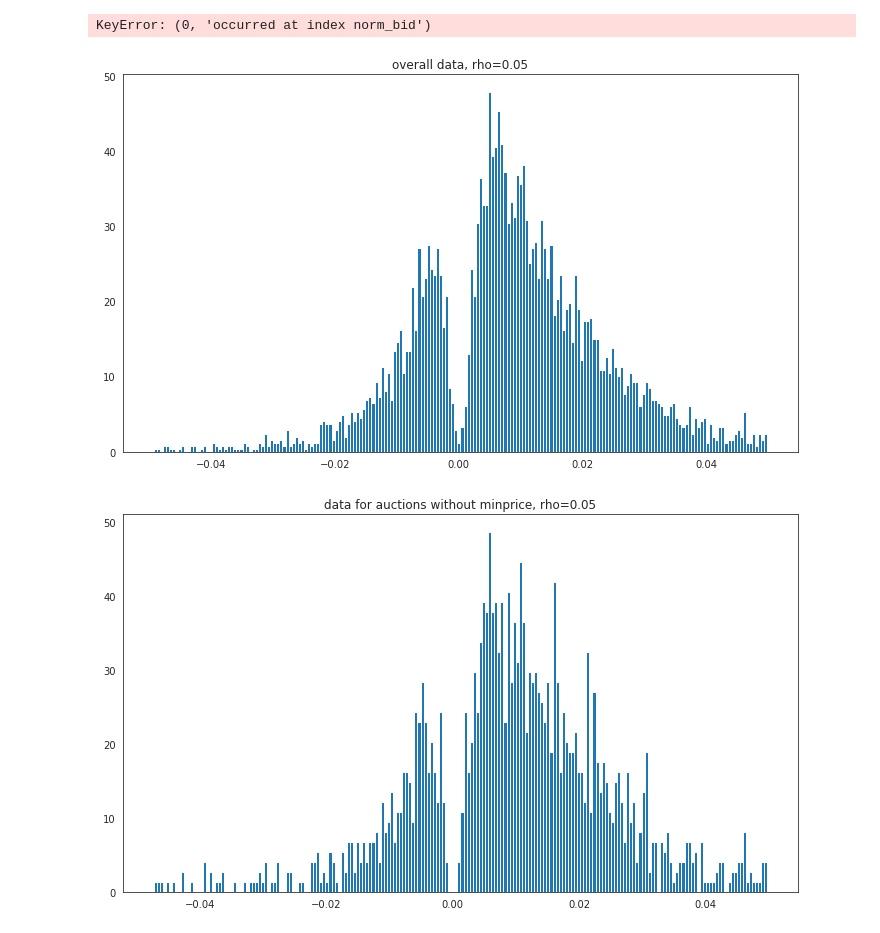
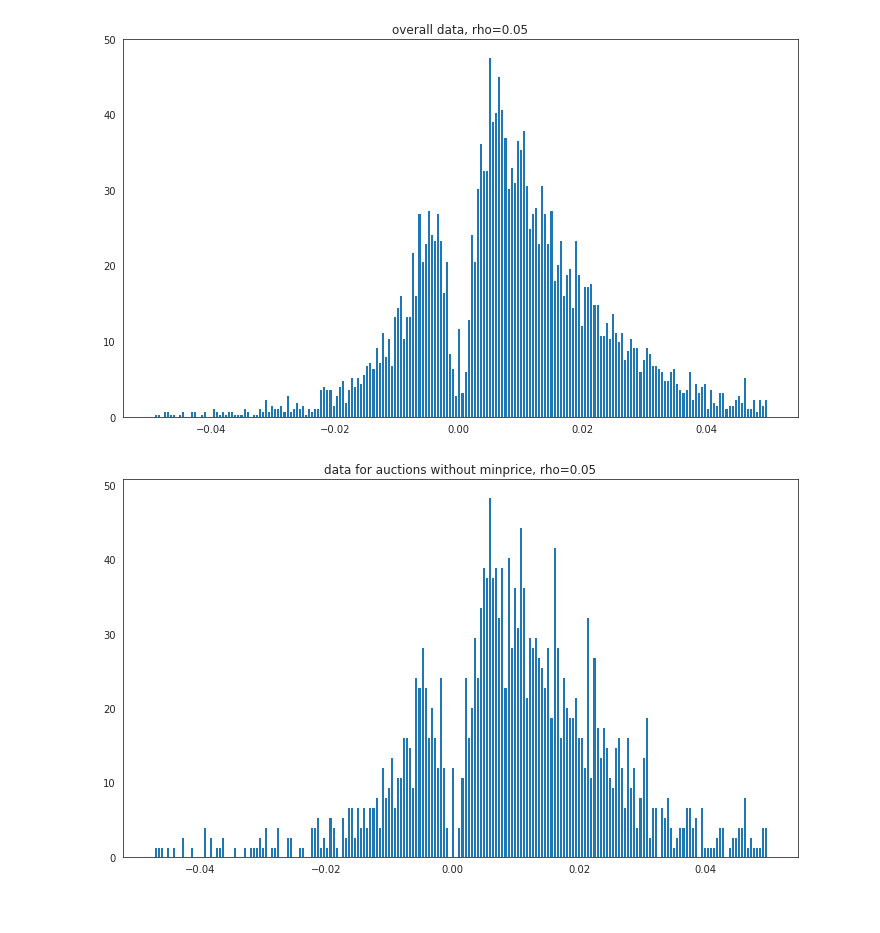
Before and after one commit to sylvaingchassang/missing_bids, a Jupyter notebook: example_tsuchiura.ipynb, the cells around one changed output. Drawn from its saved outputs; the diff is of its cells as text; code cells hidden in the pictures.

```diff
--- a/example_tsuchiura.ipynb
+++ b/example_tsuchiura.ipynb
@@ -77,16 +15,12 @@ g1[['norm_bid', 'index']]
-# %%
-g1[['norm_bid', 'index']].apply(l)
-# %% [output]
-KeyError: (0, 'occurred at index norm_bid')
 # %%
 delta = tsuchiura_data.df_bids.norm_bid - tsuchiura_data.df_bids.most_competitive
 rho = .05
 delta = delta[delta.between(-rho, rho)]
 hist_plot(delta,'overall data, rho={}'.format(rho))
-hist_plot(delta[tsuchiura_data.df_bids.minprice.isnull()],
+hist_plot(delta[tsuchiura_data._raw_data.minprice.isnull()],
           'data for auctions without minprice, rho={}'.format(rho))
-hist_plot(delta[~tsuchiura_data.df_bids.minprice.isnull()],
+hist_plot(delta[~tsuchiura_data._raw_data.minprice.isnull()],
           'data for auctions with minprice, rho={}'.format(rho))
 # %% [output]
-[figure, old version]
+[figure, new version]
-[figure, old version]
+[figure, new version]
```
Also changed, not shown: parts of 27 cells of this notebook, 4 other files.
